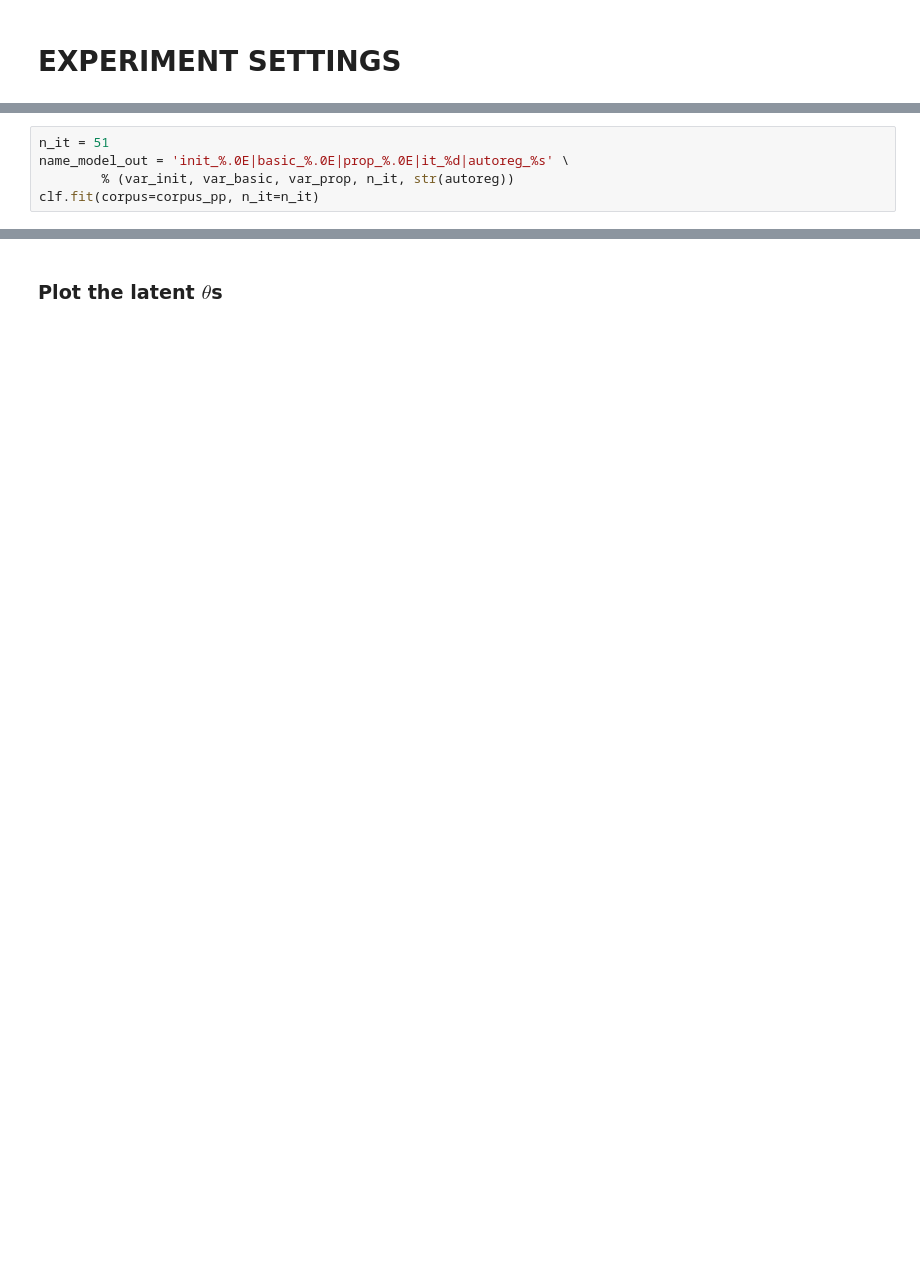
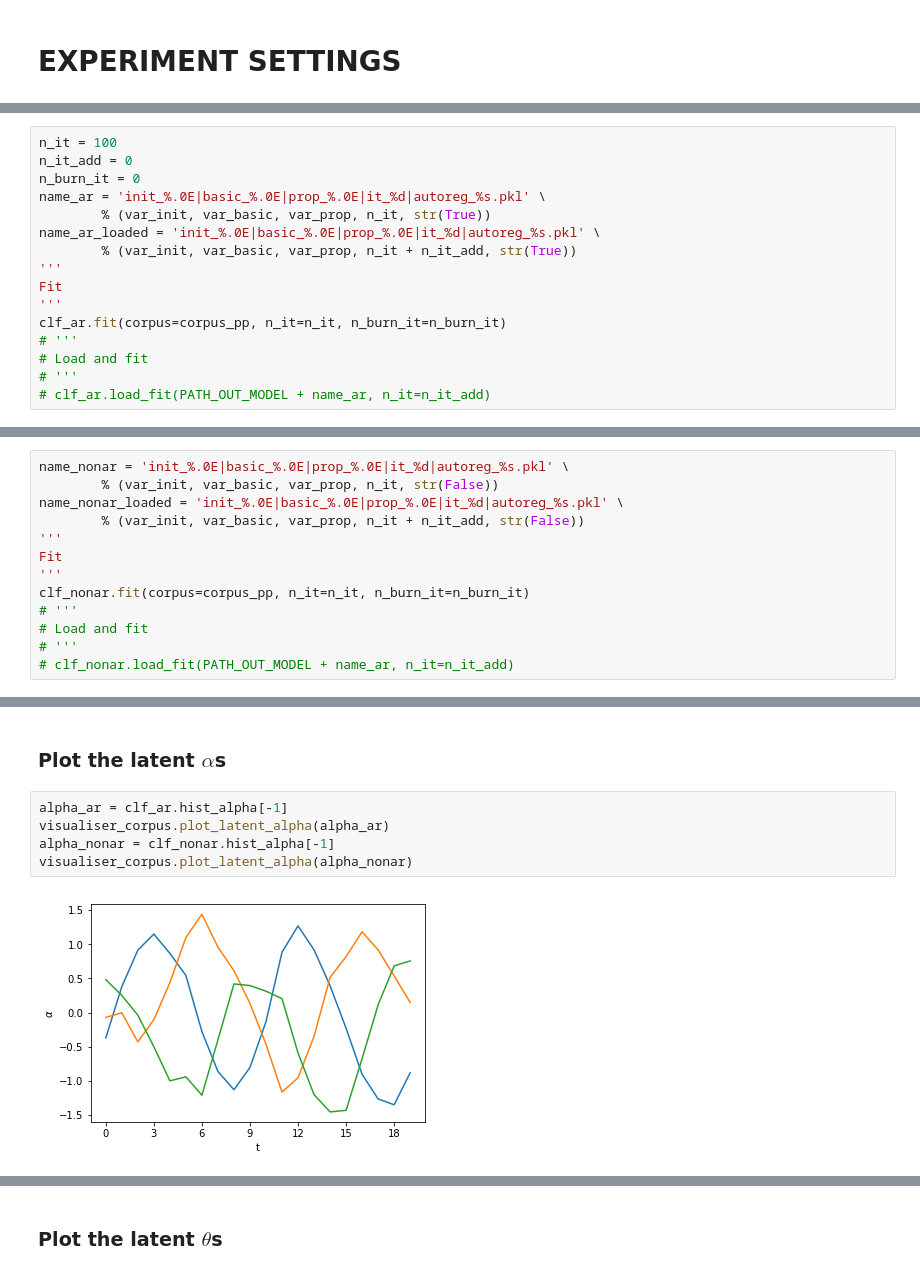
Before and after one commit to perdaug/ssmsi, a Jupyter notebook: notebooks/experiments/assess_synthethic-corpus.ipynb, the cells around one changed output, grey strips where cells are left out. Saved outputs shown, nothing was run; the diff lists cells and outputs as text; blank space fills up the shorter version.

```diff
--- a/notebooks/experiments/assess_synthethic-corpus.ipynb
+++ b/notebooks/experiments/assess_synthethic-corpus.ipynb
@@ -20,0 +40,16 @@
+# %%
+n_it = 100
+n_it_add = 0
+n_burn_it = 0
+name_ar = 'init_%.0E|basic_%.0E|prop_%.0E|it_%d|autoreg_%s.pkl' \
+        % (var_init, var_basic, var_prop, n_it, str(True))
+name_ar_loaded = 'init_%.0E|basic_%.0E|prop_%.0E|it_%d|autoreg_%s.pkl' \
+        % (var_init, var_basic, var_prop, n_it + n_it_add, str(True))
+'''
+Fit
+'''
+clf_ar.fit(corpus=corpus_pp, n_it=n_it, n_burn_it=n_burn_it)
+# '''
+# Load and fit
+# '''
+# clf_ar.load_fit(PATH_OUT_MODEL + name_ar, n_it=n_it_add)
@@ -21,7 +69,15 @@
 # %%
-n_it = 51
-name_model_out = 'init_%.0E|basic_%.0E|prop_%.0E|it_%d|autoreg_%s' \
-        % (var_init, var_basic, var_prop, n_it, str(autoreg))
-clf.fit(corpus=corpus_pp, n_it=n_it)
+name_nonar = 'init_%.0E|basic_%.0E|prop_%.0E|it_%d|autoreg_%s.pkl' \
+        % (var_init, var_basic, var_prop, n_it, str(False))
+name_nonar_loaded = 'init_%.0E|basic_%.0E|prop_%.0E|it_%d|autoreg_%s.pkl' \
+        % (var_init, var_basic, var_prop, n_it + n_it_add, str(False))
+'''
+Fit
+'''
+clf_nonar.fit(corpus=corpus_pp, n_it=n_it, n_burn_it=n_burn_it)
+# '''
+# Load and fit
+# '''
+# clf_nonar.load_fit(PATH_OUT_MODEL + name_ar, n_it=n_it_add)
 # %% [output]
 DTM_Alpha has started.
@@ -44,0 +121,9 @@ pkl.dump(vars_clf, open(PATH_OUT_MODEL + name_model_out, 'wb'))
+# %% [markdown]
+### Plot the latent $\alpha$s
+# %%
+alpha_ar = clf_ar.hist_alpha[-1]
+visualiser_corpus.plot_latent_alpha(alpha_ar)
+alpha_nonar = clf_nonar.hist_alpha[-1]
+visualiser_corpus.plot_latent_alpha(alpha_nonar)
+# %% [output]
+[figure, added]
```
Also changed, not shown: parts of 38 cells of this notebook, 13 other files.
